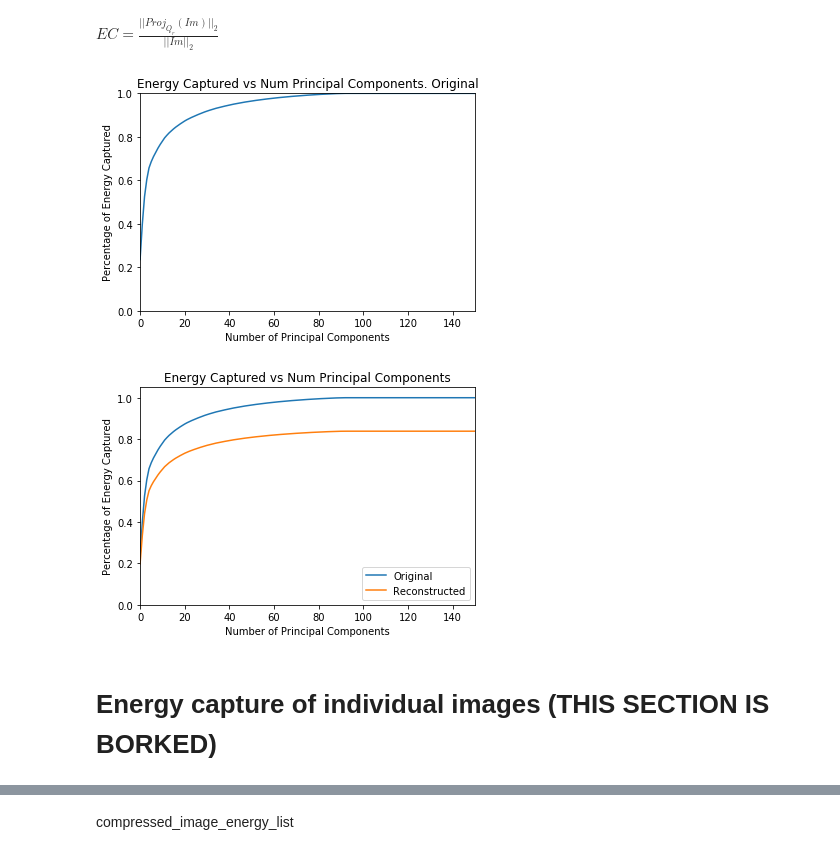
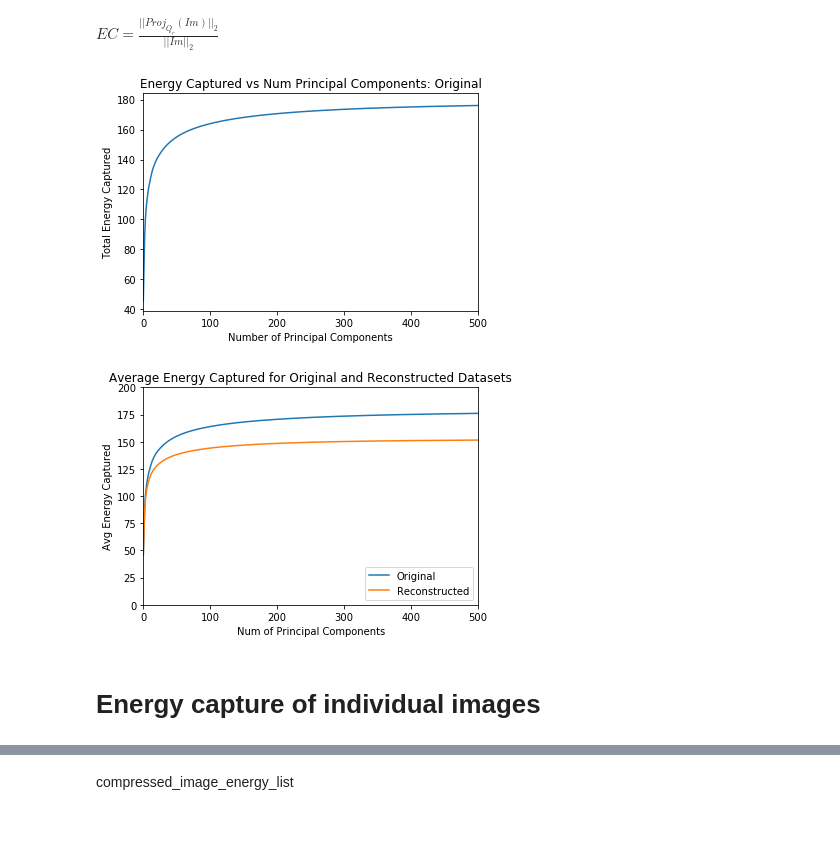
Before and after one commit to mihamerstan/context_encoder_pytorch, a Jupyter notebook: reports/CelebA_Analysis.ipynb, the cells around one changed output, grey strips where cells are left out. Saved outputs shown, nothing was run; the diff lists cells and outputs as text; code cells hidden in the pictures; blank space fills up the shorter version.

```diff
--- a/reports/CelebA_Analysis.ipynb
+++ b/reports/CelebA_Analysis.ipynb
@@ -99,8 +128,6 @@ for level,_ in enumerate(eig_val_vecs):
 # %% [markdown]
 # PCA Analysis
 # %%
-file1='../analysis_data/celebA_orig_cropped_eigen.p'
-file2='../analysis_data/celebA_recons_cropped_eigen.p'
-orig_cropped_eig=pickle.load(open(file1,'rb'))
-recons_cropped_eig=pickle.load(open(file2,'rb'))
+orig_cropped_eig=pickle.load(open(orig_cropped_file,'rb'))
+recons_cropped_eig=pickle.load(open(recons_cropped_file,'rb'))
 # %%
@@ -129,9 +156,9 @@ sorted(original_images_path_list)[6:10]
 # %% [markdown]
 ### Level=0 (64x64)
 # %%
-orig_eig_vals = orig_cropped_eig[0][0]
+orig_eig_vals = orig_cropped_eig[0][0]*(1/1000)
 orig_eig_images = orig_cropped_eig[0][1]
-recons_eig_vals = recons_cropped_eig[0][0]
+recons_eig_vals = recons_cropped_eig[0][0]*(1/1000)
 recons_eig_images = recons_cropped_eig[0][1]
 # %%
 sum(orig_eig_vals)
@@ -173,34 +200,33 @@ $EC= \frac{||Proj_{Q_r}(Im)||_2}{||Im||_2}$
 def variance_captured(image_vec, eig_vecs):
     return np.linalg.norm(eig_vecs@eig_vecs.T@image_vec)
 # %%
-orig_total_dataset_var = sum(orig_eig_vals)
-orig_cumulative_var_captured=[sum(orig_eig_vals[-ii:]/orig_total_dataset_var) for ii in range(1,len(orig_eig_vals))]
+orig_cumulative_var_captured=[sum(orig_eig_vals[-ii:]) for ii in range(1,len(orig_eig_vals))]
 # %%
-plt.plot(cumulative_var_captured)
-plt.title("Energy Captured vs Num Principal Components. Original")
-plt.ylabel('Percentage of Energy Captured')
+plt.plot(orig_cumulative_var_captured)
+plt.title("Energy Captured vs Num Principal Components: Original")
+plt.ylabel('Total Energy Captured')
 plt.xlabel('Number of Principal Components')
-plt.xlim([0,150])
-plt.ylim([0,1])
+plt.xlim([0,500])
 plt.show()
 # %% [output]
-[figure, old version]
+[figure, new version]
 # %%
-total_dataset_var = sum(recons_eig_vals)
-recons_cumulative_var_captured=[sum(recons_eig_vals[-ii:]/orig_total_dataset_var) for ii in range(1,len(recons_eig_vals))]
+recons_cumulative_var_captured=[sum(recons_eig_vals[-ii:]) for ii in range(1,len(recons_eig_vals))]
 # %%
-plt.plot(cumulative_var_captured,label="Original")
+plt.plot(orig_cumulative_var_captured,label="Original")
 plt.plot(recons_cumulative_var_captured,label="Reconstructed")
-plt.title("Energy Captured vs Num Principal Components")
-plt.ylabel('Percentage of Energy Captured')
-plt.xlabel('Number of Principal Components')
+plt.title("Average Energy Captured for Original and Reconstructed Datasets")
+plt.ylabel('Avg Energy Captured')
+plt.xlabel('Num of Principal Components')
 plt.legend(loc='lower right')
-plt.xlim([0,150])
-plt.ylim([0,1.05])
+plt.xlim([0,500])
+plt.ylim([0,200])
 plt.show()
+
+plt.savefig(graphs_dir +'Average Energy Captured.pdf',bbox_inches='tight')
 # %% [output]
-[figure, old version]
+[figure, new version]
 # %% [markdown]
-# Energy capture of individual images (THIS SECTION IS BORKED)
+# Energy capture of individual images
 # %%
 cum_compressed_var_captured=[]
```
Also changed, not shown: parts of 46 cells of this notebook.
